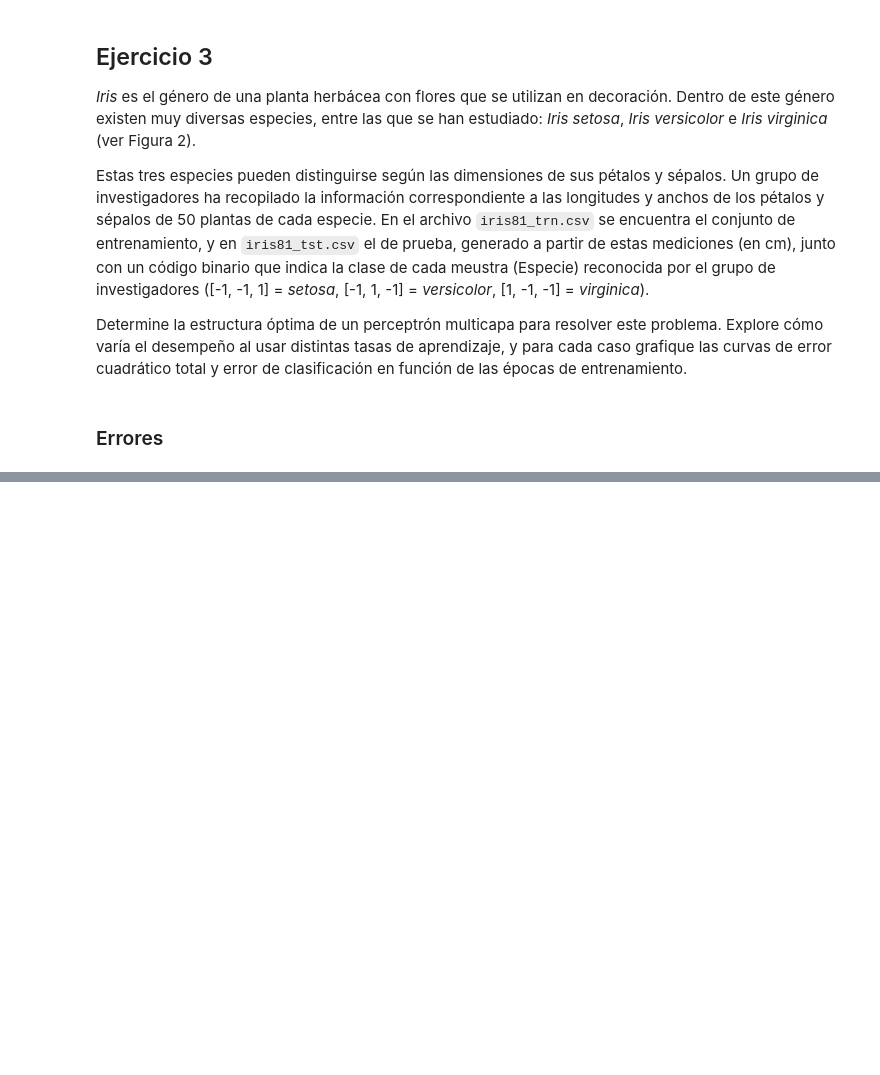
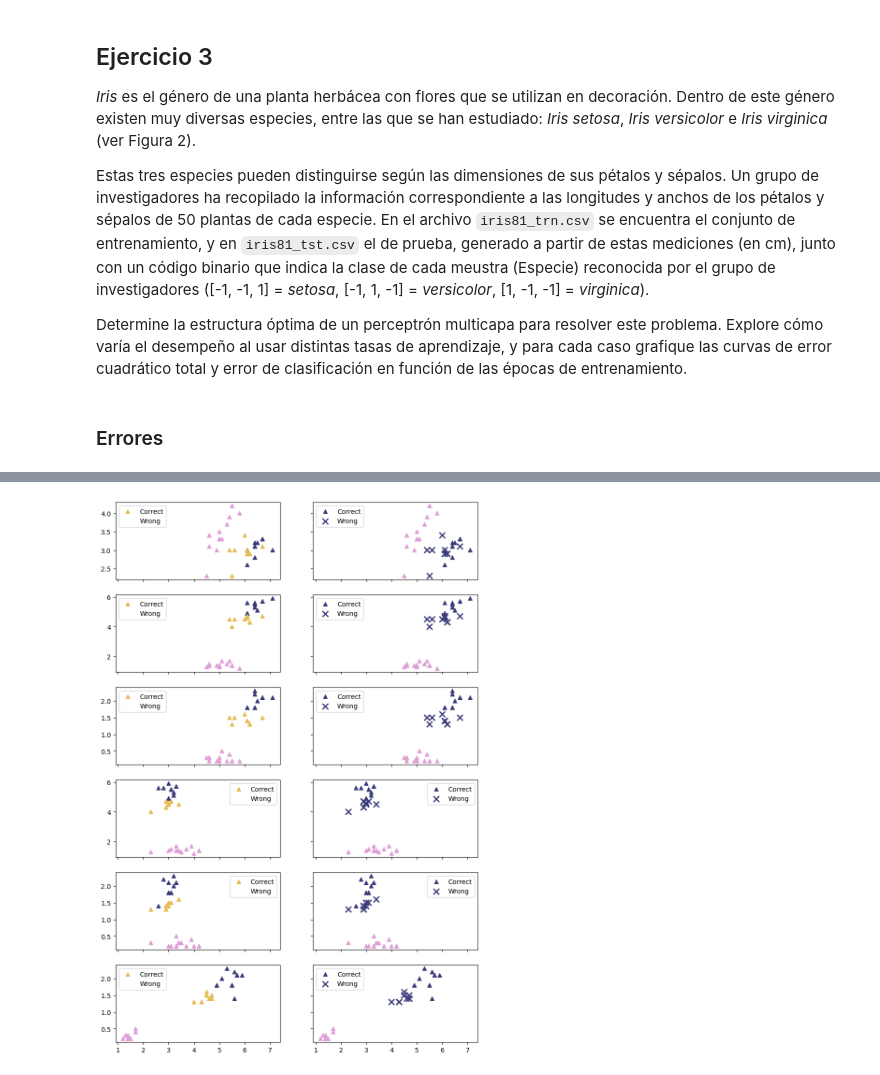
Before and after one commit to Lucasa98/Inteligencia-Computacional-2025, a Jupyter notebook: Práctica/Guia2/Ej3.ipynb, the cells around one changed output, grey strips where cells are left out. Drawn from its saved outputs; the diff is of its cells as text; code cells hidden in the pictures; blank space fills up the shorter version.

```diff
--- a/Práctica/Guia2/Ej3.ipynb
+++ b/Práctica/Guia2/Ej3.ipynb
@@ -103,0 +122,43 @@ plt.show()
+# %%
+# ===== Regiones de decision =====
+def plot_decision_region(red, x, yd, axi, xy):
+    (i,j) = xy
+    # predict on training set
+    Y_pred = np.argmax(red.predict(x), axis=1)
+    Y_true = np.argmax(yd, axis=1)
+
+    # correct / wrong
+    correct_idx = (Y_pred == Y_true)
+    wrong_idx   = (Y_pred != Y_true)
+
+    # correct points → triangle
+    axi.scatter(x[correct_idx,i], x[correct_idx,j],
+               c=Y_true[correct_idx], cmap=plt.cm.tab20b,
+               marker="^", label="Correct")
+
+    # wrong points → X
+    axi.scatter(x[wrong_idx,i], x[wrong_idx,j],
+               c=Y_true[wrong_idx], cmap=plt.cm.tab20b,
+               marker="x", s=80, linewidth=2,
+               label="Wrong")
+
+    axi.legend()
+
+# graficar
+fig, ax = plt.subplots(6, 2, sharex="col", sharey="row")
+fig.set_figwidth(10)
+fig.set_figheight(15)
+plot_decision_region(redes[1][3], x_tst, yd_tst, axi=ax[0,0], xy=(0,1))
+plot_decision_region(redes[2][3], x_tst, yd_tst, axi=ax[0,1], xy=(0,1))
+plot_decision_region(redes[1][3], x_tst, yd_tst, axi=ax[1,0], xy=(0,2))
+plot_decision_region(redes[2][3], x_tst, yd_tst, axi=ax[1,1], xy=(0,2))
+plot_decision_region(redes[1][3], x_tst, yd_tst, axi=ax[2,0], xy=(0,3))
+plot_decision_region(redes[2][3], x_tst, yd_tst, axi=ax[2,1], xy=(0,3))
+plot_decision_region(redes[1][3], x_tst, yd_tst, axi=ax[3,0], xy=(1,2))
+plot_decision_region(redes[2][3], x_tst, yd_tst, axi=ax[3,1], xy=(1,2))
+plot_decision_region(redes[1][3], x_tst, yd_tst, axi=ax[4,0], xy=(1,3))
+plot_decision_region(redes[2][3], x_tst, yd_tst, axi=ax[4,1], xy=(1,3))
+plot_decision_region(redes[1][3], x_tst, yd_tst, axi=ax[5,0], xy=(2,3))
+plot_decision_region(redes[2][3], x_tst, yd_tst, axi=ax[5,1], xy=(2,3))
+# %% [output]
+[figure, added]
```
Also changed, not shown: parts of 3 cells of this notebook.
